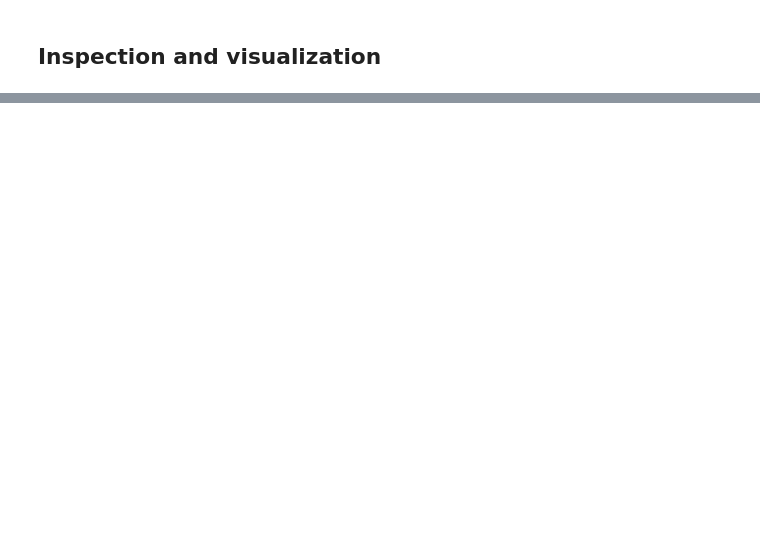
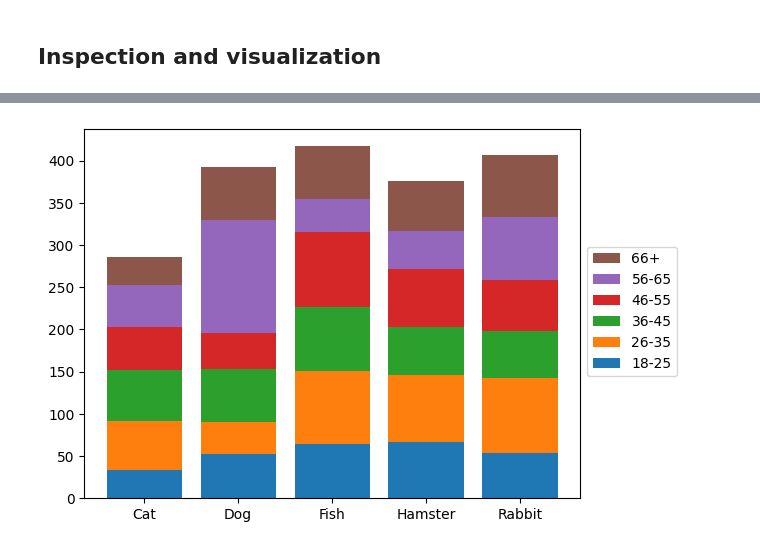
Before and after one commit to kozmik-moore/pet-software-developer-pipeline, a Jupyter notebook: code/notebook.ipynb, the cells around one changed output, grey strips where cells are left out. Cells and saved outputs as stored; diff of their text form; code cells hidden in the pictures; blank space fills up the shorter version.

Commit message:
Added some visualizations.

```diff
--- a/code/notebook.ipynb
+++ b/code/notebook.ipynb
@@ -70,0 +102,13 @@ cleaned.to_csv(data.path / 'cleaned.csv', index=False)
+# %%
+owner_age_counts = cleaned.groupby('owner_age_group').pet_type.value_counts()
+age_groups = sorted(list(set(owner_age_counts.index.get_level_values(0))))
+pet_types = sorted(list(set(owner_age_counts.index.get_level_values(1))))
+heights = np.array([0 for x in range(len(pet_types))])
+for i, group in enumerate(age_groups):
+    new = owner_age_counts.loc[group, pet_types]
+    plt.bar(pet_types, new, label=group, color=sns.color_palette()[i], bottom=heights)
+    heights += new.values
+plt.legend(loc='best', bbox_to_anchor=(1, 0.7), reverse=True)
+plt.show()
+# %% [output]
+[figure, added]
```
Also changed, not shown: parts of 3 cells of this notebook.
